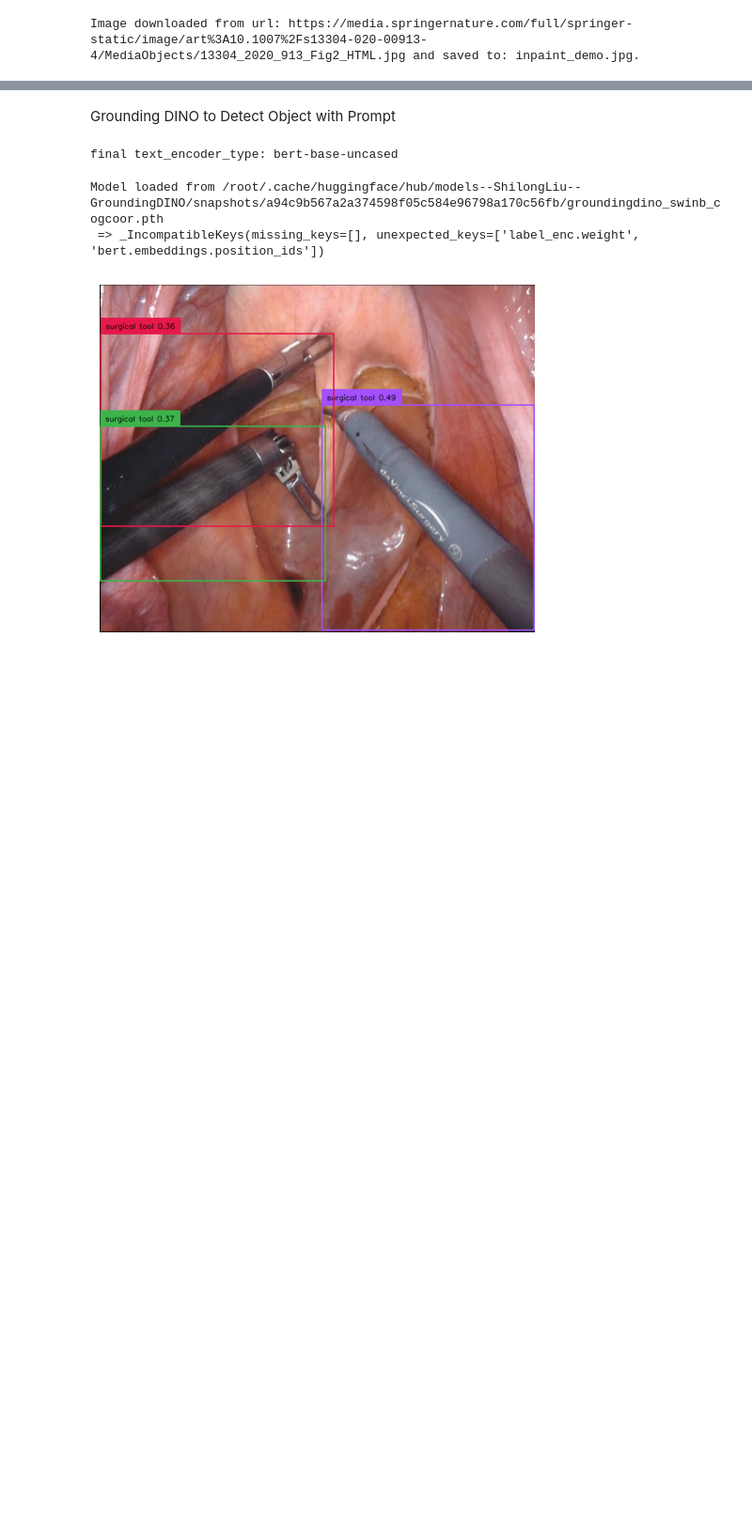
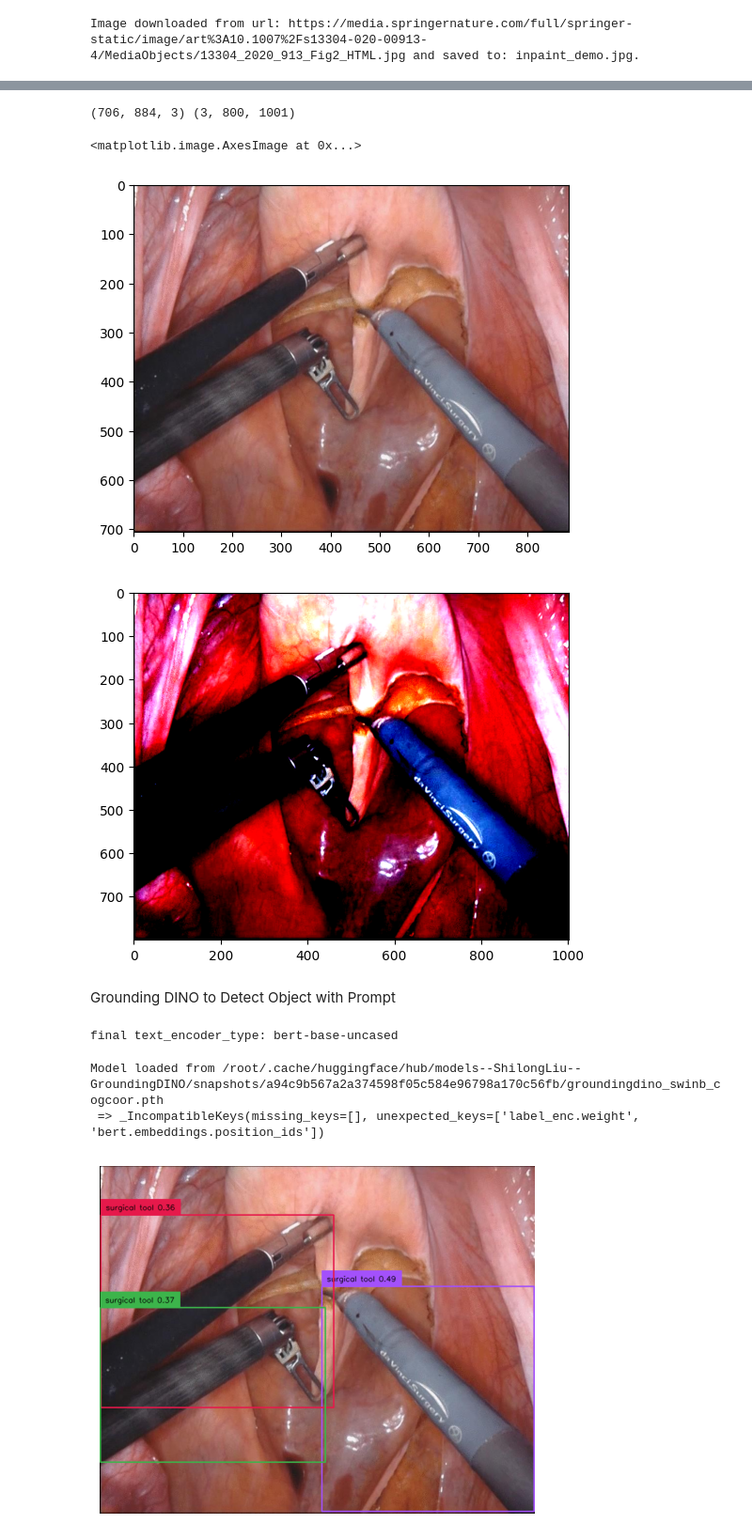
Before and after one commit to mobarakol/tutorial_notebooks, a Jupyter notebook: Grounded_SAM_Tool_Instance_Segmentation.ipynb, the cells around one changed output, grey strips where cells are left out. Shown at 94% size. Saved outputs shown, nothing was run; the diff lists cells and outputs as text; code cells hidden in the pictures; blank space fills up the shorter version.

```diff
--- a/Grounded_SAM_Tool_Instance_Segmentation.ipynb
+++ b/Grounded_SAM_Tool_Instance_Segmentation.ipynb
@@ -55,3 +55,12 @@ download_image(image_url, local_image_path)
 image_source, image = load_image(local_image_path)
 # %% [output]
 Image downloaded from url: https://media.springernature.com/full/springer-static/image/art%3A10.1007%2Fs13304-020-00913-4/MediaObjects/13304_2020_913_Fig2_HTML.jpg and saved to: inpaint_demo.jpg.
+# %%
+import numpy as np
+print(np.array(image_source).shape, np.array(image).shape)
+plt.figure()
+plt.imshow(np.array(image_source))
+
+plt.figure()
+plt.imshow(np.array(image).transpose(1,2,0))
+# %% [output]
@@ -58,3 +68,7 @@ Image downloaded from url: https://media.springernature.com/full/springer-static
+(706, 884, 3) (3, 800, 1001)
+<matplotlib.image.AxesImage at 0x...>
+[figure, added]
+[figure, added]
 # %% [markdown]
 Grounding DINO to Detect Object with Prompt
 # %%
```
Also changed, not shown: parts of 4 cells of this notebook.
